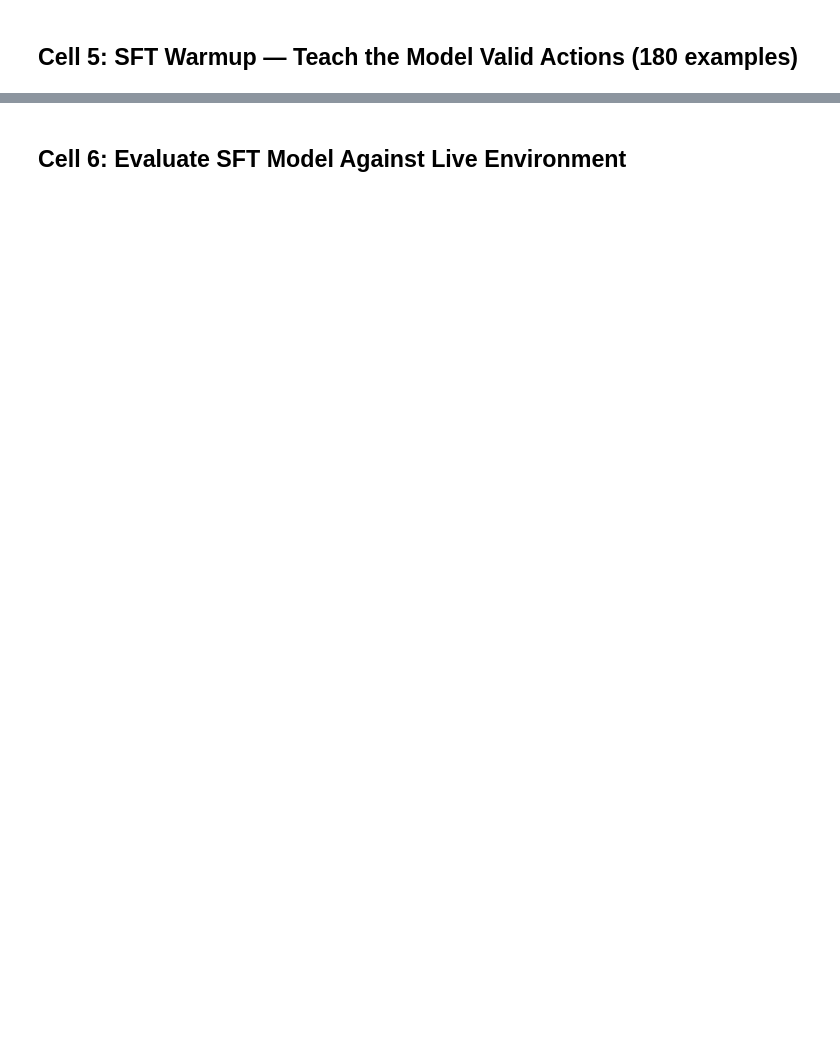
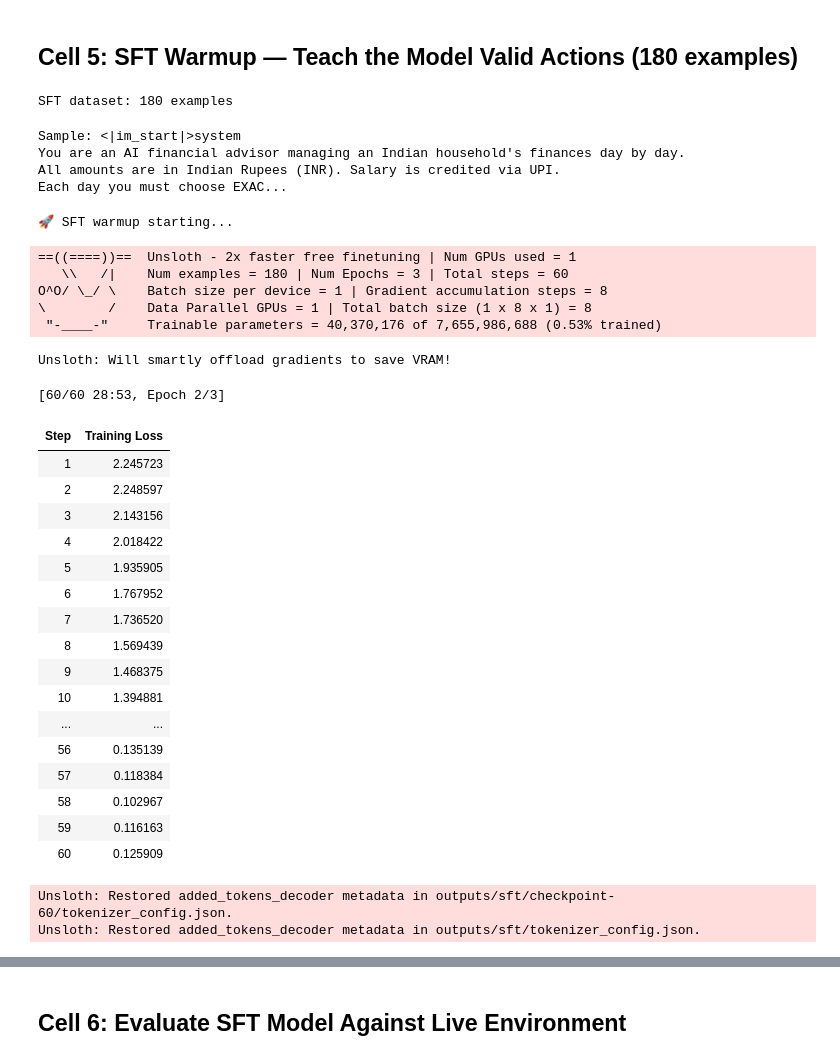
Before and after one commit to indra-2007/financial-triage-env, a Jupyter notebook: financial_triage_training.ipynb, the cells around one changed output, grey strips where cells are left out. Cells and saved outputs as stored; diff of their text form; code cells hidden in the pictures; blank space fills up the shorter version.

```diff
--- a/financial_triage_training.ipynb
+++ b/financial_triage_training.ipynb
@@ -60,8 +79,8 @@ from unsloth import FastLanguageModel
 import torch
 
 # === CHOOSE YOUR MODEL SIZE (change this ONE line for 8B) ===
-model_name = 'unsloth/Qwen2.5-3B-Instruct-bnb-4bit'   # T4 (free Colab)
-# model_name = 'unsloth/Qwen2.5-7B-Instruct-bnb-4bit' # A100 (HF credits)
+#model_name = 'unsloth/Qwen2.5-3B-Instruct-bnb-4bit'   # T4 (free Colab)
+model_name = 'unsloth/Qwen2.5-7B-Instruct-bnb-4bit' # A100 (HF credits)
 
 model, tokenizer = FastLanguageModel.from_pretrained(
     model_name=model_name, max_seq_length=2048, load_in_4bit=True,
@@ -76,38 +108,91 @@ model.print_trainable_parameters()
 # %% [markdown]
 ## Cell 5: SFT Warmup — Teach the Model Valid Actions (180 examples)
 # %%
+import gc, torch
 from trl import SFTTrainer
 from transformers import TrainingArguments
 from datasets import load_dataset
 
+gc.collect()
+torch.cuda.empty_cache()
+
 dataset = load_dataset('json', data_files='financial-triage-env/sft_dataset.jsonl', split='train')
 print(f'SFT dataset: {len(dataset)} examples')
+
+# Pre-convert messages → plain text (avoids formatting_func issues)
+def convert_to_text(example):
+    text = tokenizer.apply_chat_template(example["messages"], tokenize=False, add_generation_prompt=False)
+    return {"text": text}
+
+dataset = dataset.map(convert_to_text, remove_columns=dataset.column_names)
+print(f'Sample: {dataset[0]["text"][:200]}...')
+
+model.gradient_checkpointing_enable()
 
 trainer = SFTTrainer(
     model=model, tokenizer=tokenizer,
     train_dataset=dataset,
-    max_seq_length=2048,
-    dataset_num_proc=2,
-    packing=False,
+    max_seq_length=1024,
+    dataset_num_proc=1,
+    packing=True,
     args=TrainingArguments(
-        per_device_train_batch_size=2,
-        gradient_accumulation_steps=4,
+        per_device_train_batch_size=1,
+        gradient_accumulation_steps=8,
         warmup_steps=5,
         max_steps=60,
         learning_rate=2e-4,
         fp16=not torch.cuda.is_bf16_supported(),
         bf16=torch.cuda.is_bf16_supported(),
         logging_steps=1,
         optim='adamw_8bit',
         weight_decay=0.01,
         lr_scheduler_type='linear',
         seed=3407,
         output_dir='outputs/sft',
+        gradient_checkpointing=True,
+        gradient_checkpointing_kwargs={"use_reentrant": False},
     ),
 )
 
 print('🚀 SFT warmup starting...')
 sft_stats = trainer.train()
 model.save_pretrained('outputs/sft')
 tokenizer.save_pretrained('outputs/sft')
 print(f'✅ SFT done! Loss: {sft_stats.training_loss:.4f}')
+
+del trainer
+gc.collect()
+torch.cuda.empty_cache()
+# %% [output]
+SFT dataset: 180 examples
+Sample: <|im_start|>system
+You are an AI financial advisor managing an Indian household's finances day by day.
+All amounts are in Indian Rupees (INR). Salary is credited via UPI.
+Each day you must choose EXAC...
+🚀 SFT warmup starting...
+==((====))==  Unsloth - 2x faster free finetuning | Num GPUs used = 1
+   \\   /|    Num examples = 180 | Num Epochs = 3 | Total steps = 60
+O^O/ \_/ \    Batch size per device = 1 | Gradient accumulation steps = 8
+\        /    Data Parallel GPUs = 1 | Total batch size (1 x 8 x 1) = 8
+ "-____-"     Trainable parameters = 40,370,176 of 7,655,986,688 (0.53% trained)
+Unsloth: Will smartly offload gradients to save VRAM!
+[60/60 28:53, Epoch 2/3]
+| Step | Training Loss |
+| 1 | 2.245723 |
+| 2 | 2.248597 |
+| 3 | 2.143156 |
+| 4 | 2.018422 |
+| 5 | 1.935905 |
+| 6 | 1.767952 |
+| 7 | 1.736520 |
+| 8 | 1.569439 |
+| 9 | 1.468375 |
+| 10 | 1.394881 |
+| ... | ... |
+| 56 | 0.135139 |
+| 57 | 0.118384 |
+| 58 | 0.102967 |
+| 59 | 0.116163 |
+| 60 | 0.125909 |
+Unsloth: Restored added_tokens_decoder metadata in outputs/sft/checkpoint-60/tokenizer_config.json.
+Unsloth: Restored added_tokens_decoder metadata in outputs/sft/tokenizer_config.json.
```
Also changed, not shown: parts of 11 cells of this notebook, 12 other files.
